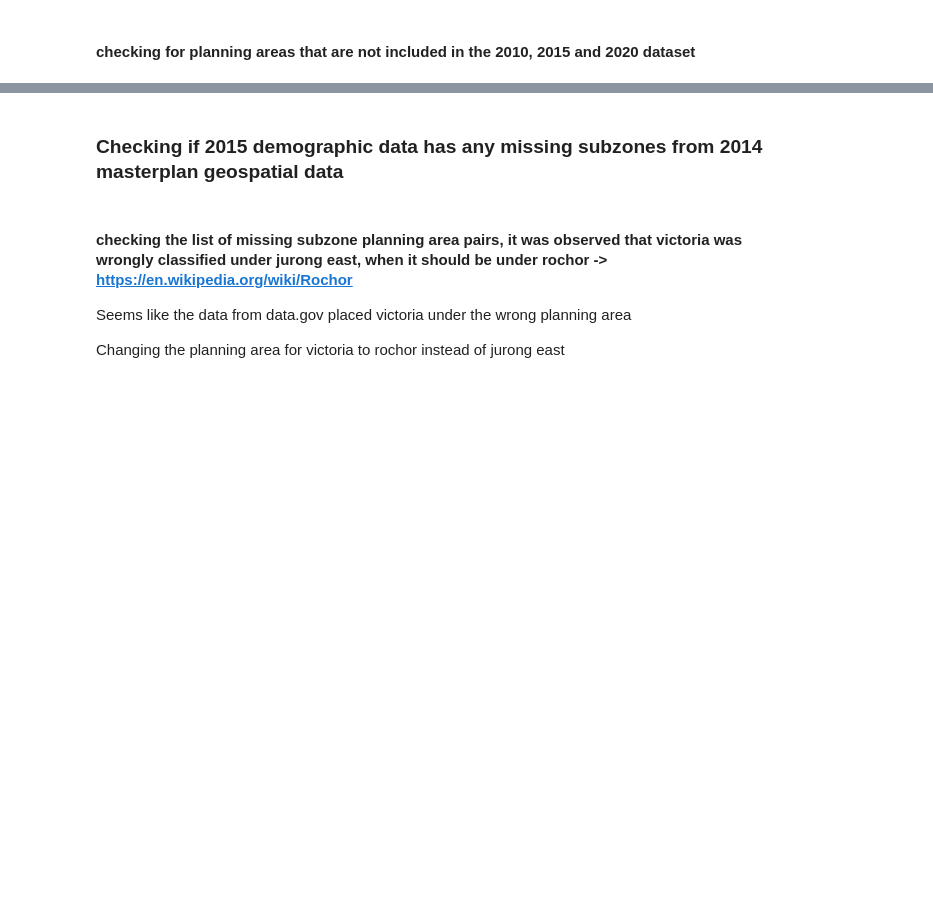
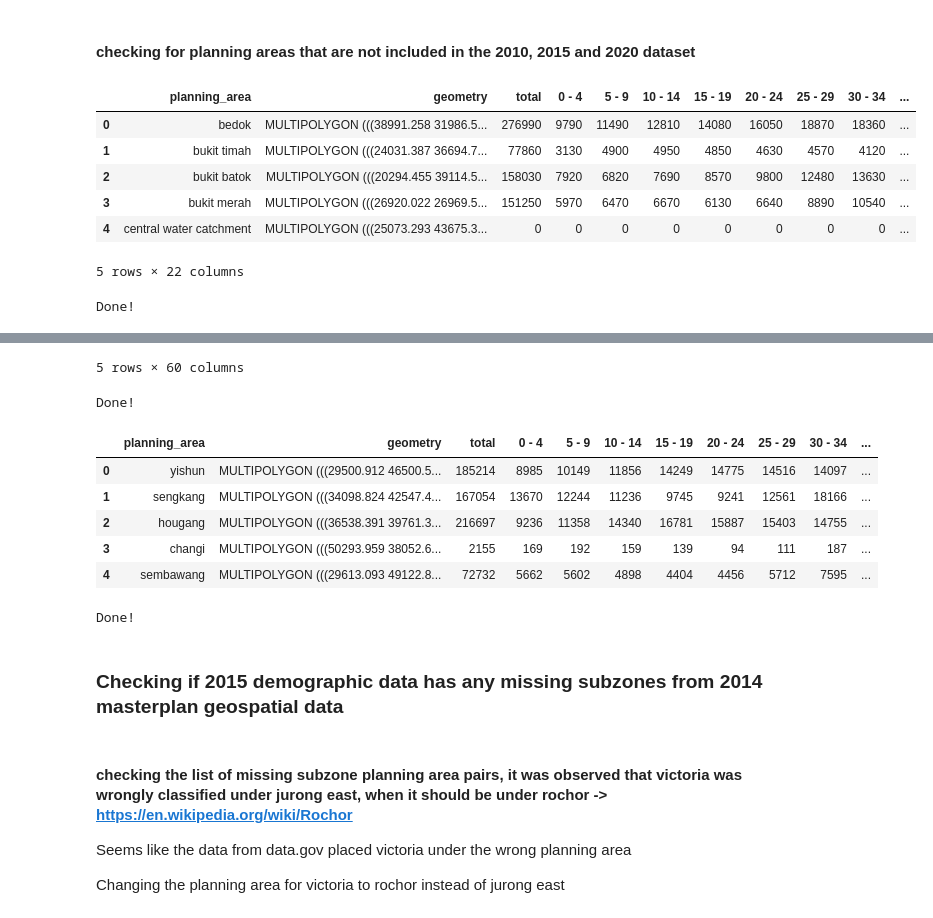
Before and after one commit to axellee1994/AED-OHCA, a Jupyter notebook: src/scripts/onemap_singstat_data/visualising_missing_data.ipynb, the cells around one changed output, grey strips where cells are left out. Drawn from its saved outputs; the diff is of its cells as text; code cells hidden in the pictures; blank space fills up the shorter version.

```diff
--- a/src/scripts/onemap_singstat_data/visualising_missing_data.ipynb
+++ b/src/scripts/onemap_singstat_data/visualising_missing_data.ipynb
@@ -204,5 +213,24 @@ def merge_pln_area_demographics_with_geospatial(population_year: int, geospatial
     merged_gdf.to_file(output_path)
 
     print("Done!")
+# %%
+def run_for_all_years(year_pairs: dict):
+    for population_year, geospatial_year in year_pairs.items():
+        merge_pln_area_demographics_with_geospatial(population_year, geospatial_year)
 # %%
-merge_pln_area_demographics_with_geospatial(2010, 2008)
+year_pairs = {
+    2020: 2019,
+    2015: 2014,
+    2010: 2008,
+}
+
+run_for_all_years(year_pairs)
+# %% [output]
+|  | planning_area | geometry | total | 0 - 4 | 5 - 9 | 10 - 14 | 15 - 19 | 20 - 24 | 25 - 29 | 30 - 34 | ... |
+| 0 | bedok | MULTIPOLYGON (((38991.258 31986.5... | 276990 | 9790 | 11490 | 12810 | 14080 | 16050 | 18870 | 18360 | ... |
+| 1 | bukit timah | MULTIPOLYGON (((24031.387 36694.7... | 77860 | 3130 | 4900 | 4950 | 4850 | 4630 | 4570 | 4120 | ... |
+| 2 | bukit batok | MULTIPOLYGON (((20294.455 39114.5... | 158030 | 7920 | 6820 | 7690 | 8570 | 9800 | 12480 | 13630 | ... |
+| 3 | bukit merah | MULTIPOLYGON (((26920.022 26969.5... | 151250 | 5970 | 6470 | 6670 | 6130 | 6640 | 8890 | 10540 | ... |
+| 4 | central water catchment | MULTIPOLYGON (((25073.293 43675.3... | 0 | 0 | 0 | 0 | 0 | 0 | 0 | 0 | ... |
+5 rows × 22 columns
+Done!
@@ -209,3 +243,12 @@ merge_pln_area_demographics_with_geospatial(2010, 2008)
+5 rows × 60 columns
+Done!
+|  | planning_area | geometry | total | 0 - 4 | 5 - 9 | 10 - 14 | 15 - 19 | 20 - 24 | 25 - 29 | 30 - 34 | ... |
+| 0 | yishun | MULTIPOLYGON (((29500.912 46500.5... | 185214 | 8985 | 10149 | 11856 | 14249 | 14775 | 14516 | 14097 | ... |
+| 1 | sengkang | MULTIPOLYGON (((34098.824 42547.4... | 167054 | 13670 | 12244 | 11236 | 9745 | 9241 | 12561 | 18166 | ... |
+| 2 | hougang | MULTIPOLYGON (((36538.391 39761.3... | 216697 | 9236 | 11358 | 14340 | 16781 | 15887 | 15403 | 14755 | ... |
+| 3 | changi | MULTIPOLYGON (((50293.959 38052.6... | 2155 | 169 | 192 | 159 | 139 | 94 | 111 | 187 | ... |
+| 4 | sembawang | MULTIPOLYGON (((29613.093 49122.8... | 72732 | 5662 | 5602 | 4898 | 4404 | 4456 | 5712 | 7595 | ... |
+Done!
 # %%
 def get_relevant_dataframes_subzone(population_year: int, geospatial_year: int):
     subzone_filepath = Path(BASE_DATASET_PATH / f"singapore_data/data_gov/masterplan_{geospatial_year}/subzone_boundary_{geospatial_year}.gpkg")
```
Also changed, not shown: parts of 6 cells of this notebook, 9 other files.
